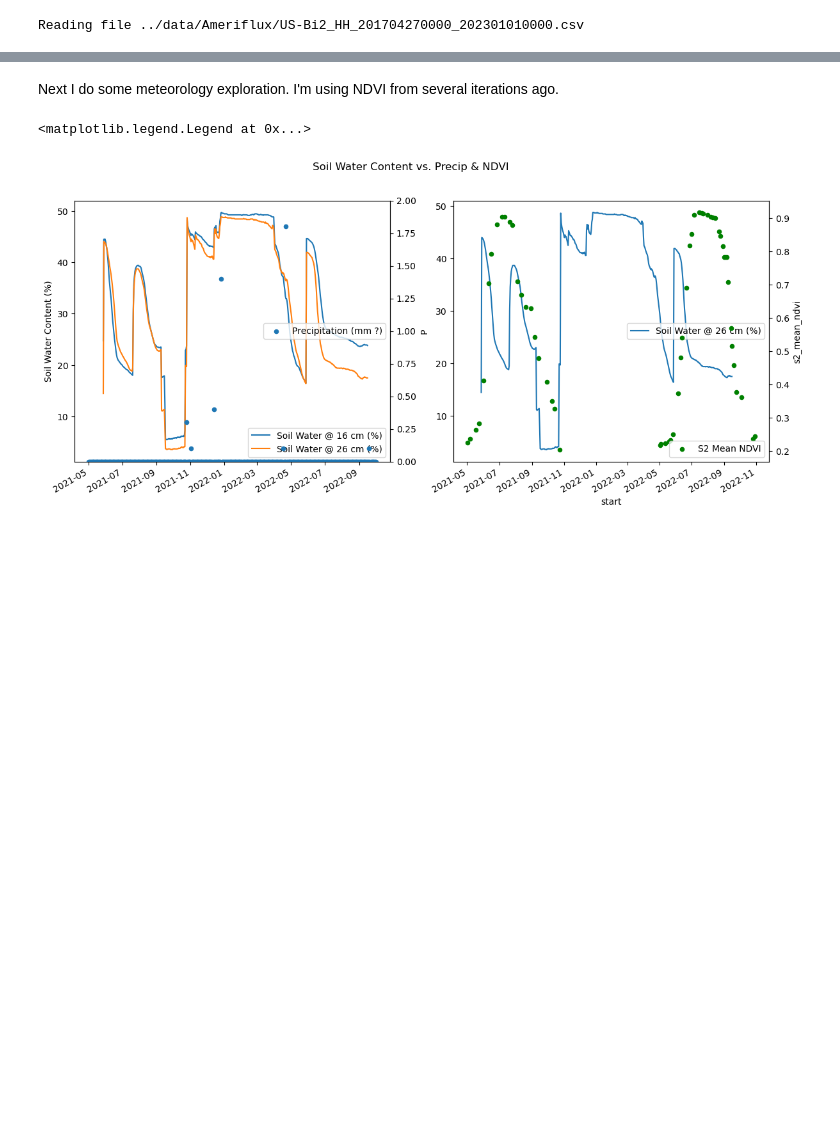
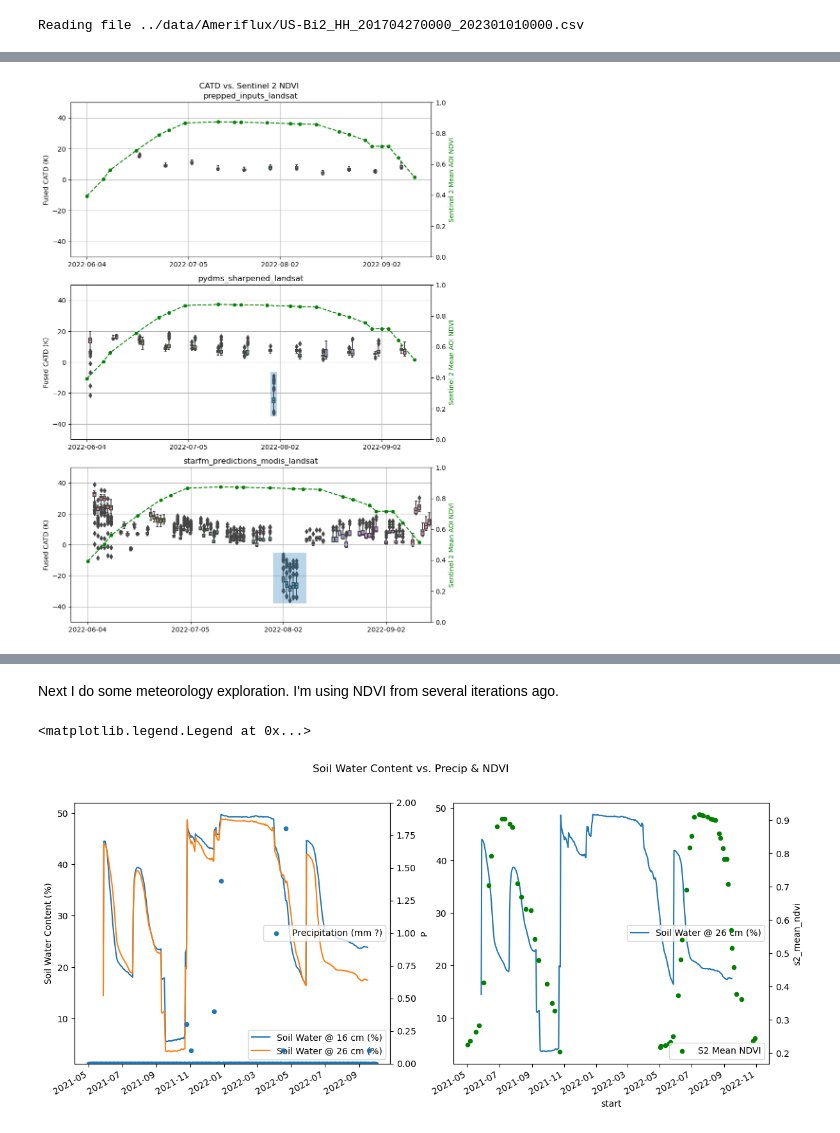
Before and after one commit to eanderson-ei/lst-crop-stress-capstone, a Jupyter notebook: exploratory/tcruicks-final-v2.ipynb, the cells around one changed output, grey strips where cells are left out. Drawn from its saved outputs; the diff is of its cells as text; code cells hidden in the pictures; blank space fills up the shorter version.

```diff
--- a/exploratory/tcruicks-final-v2.ipynb
+++ b/exploratory/tcruicks-final-v2.ipynb
@@ -763,3 +757,88 @@ for i, asset in enumerate(asset_dict):
+# %%
+# 16) ANNUAL BOXPLOTS OF CATD
+
+# Create a figure.  Axes will be created in the loop.
+fig = plt.figure(figsize=(9, 12))
+plt.subplots_adjust(hspace=0.5)
+fig.suptitle('CATD vs. Sentinel 2 NDVI')
+
+# Create a counter for getting the number of axes correct.
+j = 0
+
+# Loop through each collection in the dictionary.
+for i, asset in enumerate(asset_dict):
+
+    # Get the dataframe out of the list but will skip the two MODIS
+    # dataframes because there is only mid-august and on data.
+    if i <= 1: continue
+
+    df_new_catd = catd_df_list[i]
+
+    # Make box plots. --------------------
+
+    # Create an axes dynamically.
+    ax = plt.subplot(3, 1, j + 1)
+    # Increment the axes number up one after each valid dataset.
+    j = j + 1
+    # Create a twin axes for catd and ndvi.
+    twinax0 = ax.twinx()
+
+    # Create a variable for the catd_df column name.
+    catd_col_name = "{}_catd".format(asset)
+
+    # If statements catch any empty dataframes and doesnt try to plot them up.
+    if df_new_catd['2022-06-01':'2022-09-15'].size > 0:
+
+        # Plot CATD.
+        (sns.boxplot(
+            x=df_new_catd['2022-06-04':'2022-09-15'].index.strftime('%Y-%m-%d'),
+            y=df_new_catd['2022-06-04':'2022-09-15'][catd_col_name],
+            ax=ax)
+        .set(title="{}".format(asset))
+        )
+
+        # Plot daily mean NDVI as points.
+        (sns.scatterplot(
+            x=s2_ndvi_mean_df['2022-06-04':'2022-09-15'].index.astype(str),
+            y=s2_ndvi_mean_df['2022-06-04':'2022-09-15']['s2_mean_ndvi'],
+            ax=twinax0, color='green')
+        )
+
+        # Plot daily mean NDVI as a dashed line in addition to the points.
+        (sns.lineplot(
+            x=s2_ndvi_mean_df['2022-06-04':'2022-09-15'].index.astype(str),
+            y=s2_ndvi_mean_df['2022-06-04':'2022-09-15']['s2_mean_ndvi'],
+            ax=twinax0, color='green', linestyle='dashed')
+        )
+
+    ax.xaxis.set_major_locator(mdates.MonthLocator(bymonthday=1))
+    #ax[1].xaxis.set_major_locator(mdates.MonthLocator(bymonthday=1))
+    #ax.xaxis.set_major_locator(ticker.MultipleLocator(6))
+    #ax.tick_params(labelrotation=25)
+    #ax.tick_params(labelrotation=25)
+    ax.set_ylabel('Fused CATD (K)')
+    #ax.set_ylabel('CATD (K)')
+    ax.set_xlabel('')
+    #ax.set_xlabel('')
+    twinax0.set_ylabel(ylabel='Sentinel 2 Mean AOI NDVI', color='green')
+    #twinax1.set_ylabel(ylabel='Sentinel 2 Mean AOI NDVI', color='green')
+    ax.set_ylim(-50,50)
+    #ax[1].set_ylim(-50,50)
+    twinax0.set_ylim(0,1)
+    #twinax1.set_ylim(0,1)
+    ax.grid()
+    #ax[1].grid()
+
+    # Here we want to highlight an area of data on the sharoened landsat (i==3)
+    # and the fused (i==4).
+    if i == 3:
+        plt.axvspan(56, 58, ymin=.15, ymax=.44, alpha=.3)
+    if i == 4:
+        plt.axvspan(56, 66, ymin=.12, ymax=.45, alpha=.3)
+
+    plt.tight_layout()
+# %% [output]
+[figure, added]
 # %%
 # 17) Rolling CATD vs. NDVI
 
```
Also changed, not shown: parts of 15 cells of this notebook.
